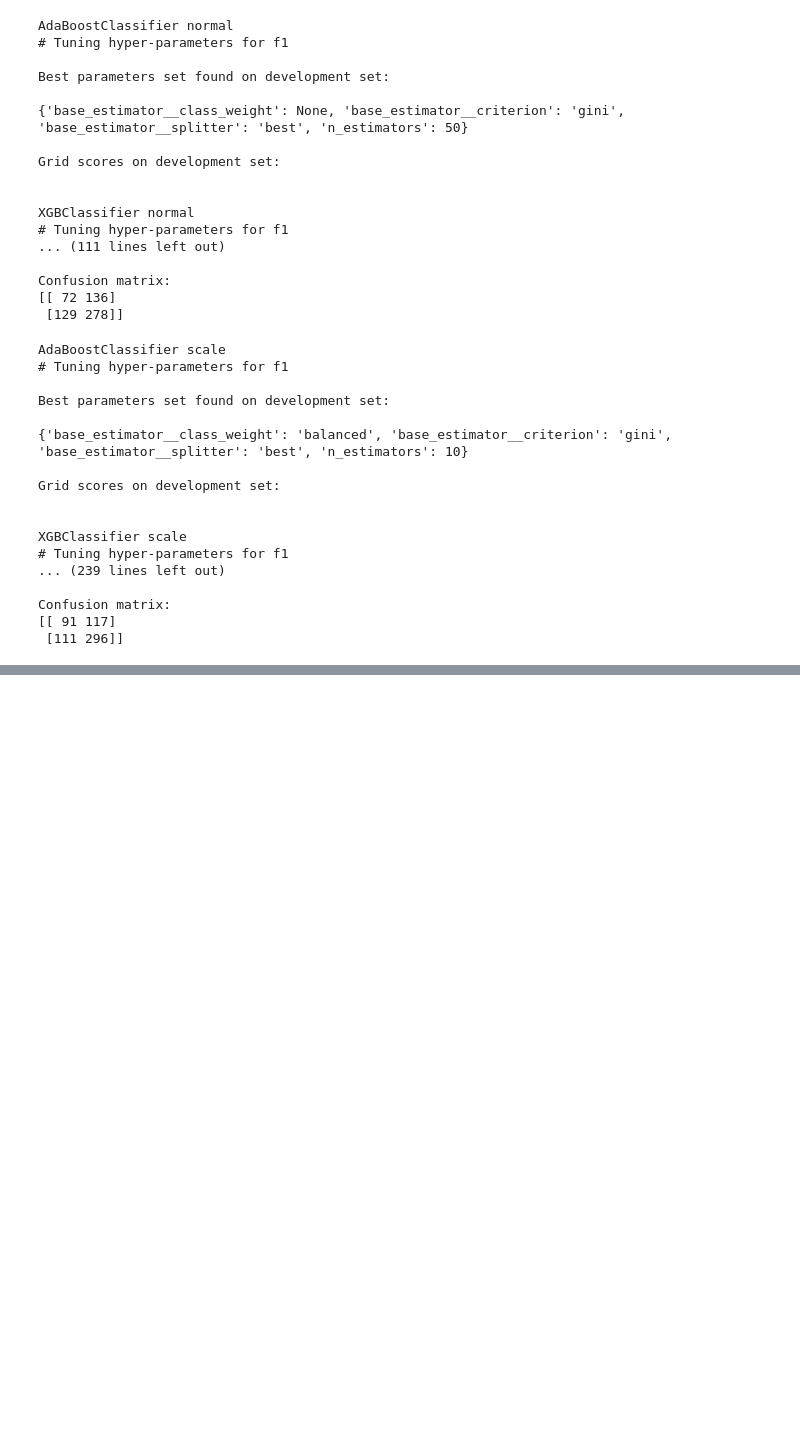
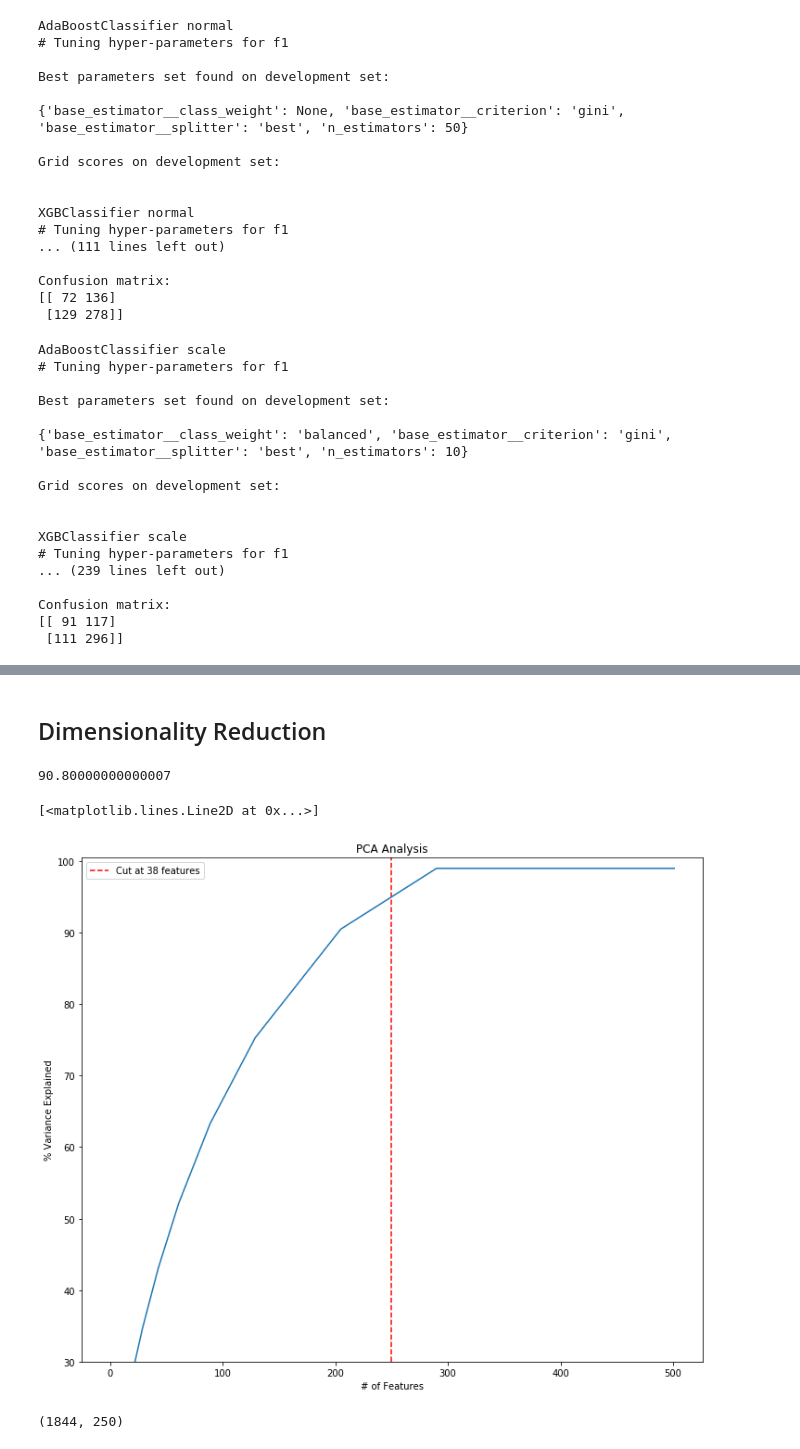
Before and after one commit to chadepl/tudelft-nlp-project, a Jupyter notebook: classification-experiments.ipynb, the cells around one changed output, grey strips where cells are left out. Cells and saved outputs as stored; diff of their text form; code cells hidden in the pictures; blank space fills up the shorter version.

```diff
--- a/classification-experiments.ipynb
+++ b/classification-experiments.ipynb
@@ -320,0 +533,24 @@ plt.show()
+# %% [markdown]
+## Dimensionality Reduction
+# %%
+pca = PCA(n_components = 502)
+# %%
+pca.fit(new_xtrain)
+variance = pca.explained_variance_ratio_ #calculate variance ratios
+var=np.cumsum(np.round(pca.explained_variance_ratio_, decimals=3)*100)
+var[208] #cumulative sum of variance explained with [n] features
+# %% [output]
+90.80000000000007
+# %%
+plt.ylabel('% Variance Explained')
+plt.xlabel('# of Features')
+plt.title('PCA Analysis')
+plt.ylim(30,100.5)
+plt.style.context('seaborn-whitegrid')
+plt.axvline(x=250,color='r',linestyle='--',label="Cut at 38 features")
+plt.legend()
+
+plt.plot(var)
+# %% [output]
+[<matplotlib.lines.Line2D at 0x...>]
+[figure, added]
@@ -320,0 +562,4 @@ plt.show()
+# %%
+pca_x_train.shape
+# %% [output]
+(1844, 250)
```
Also changed, not shown: parts of 34 cells of this notebook, 2 other files.
